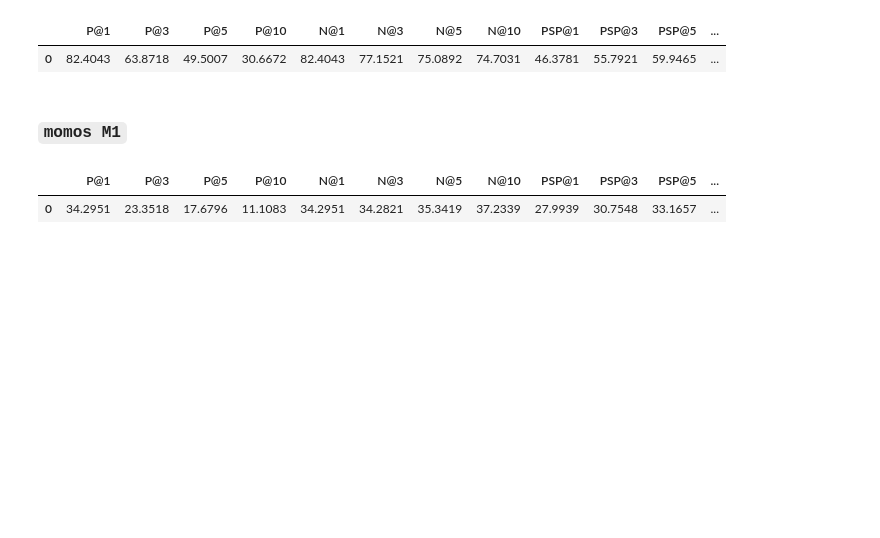
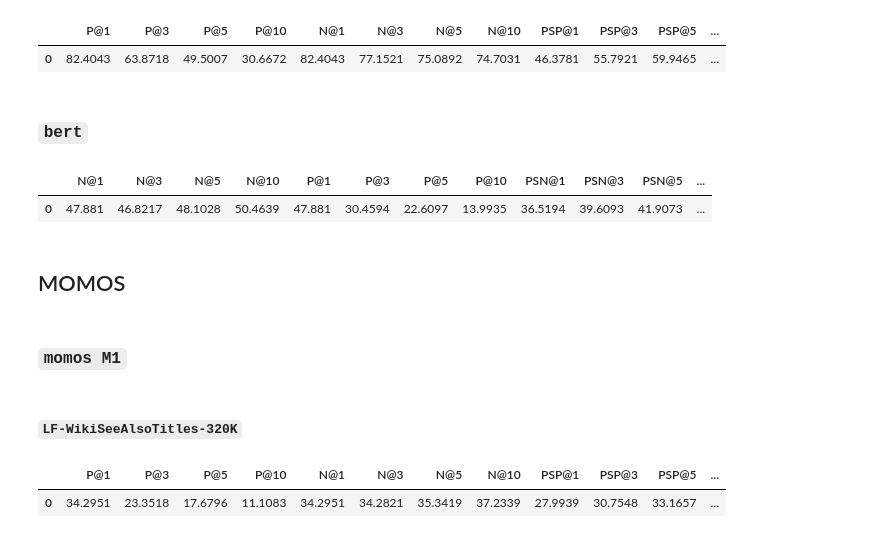
Before and after one commit to suchith720/medic, a Jupyter notebook: nbs/21_experiment-summary.ipynb, the cells around one changed output. Drawn from its saved outputs; the diff is of its cells as text; code cells hidden in the pictures; blank space fills up the shorter version.

```diff
--- a/nbs/21_experiment-summary.ipynb
+++ b/nbs/21_experiment-summary.ipynb
@@ -59,8 +61,21 @@ display_metric(m)
 # %% [output]
 |  | P@1 | P@3 | P@5 | P@10 | N@1 | N@3 | N@5 | N@10 | PSP@1 | PSP@3 | PSP@5 | ... |
 | 0 | 82.4043 | 63.8718 | 49.5007 | 30.6672 | 82.4043 | 77.1521 | 75.0892 | 74.7031 | 46.3781 | 55.7921 | 59.9465 | ... |
+# %% [markdown]
+### `bert`
+# %%
+# wikiseealso
+m = {'eval_N@1': 0.47881025075912476, 'eval_N@10': 0.5046393275260925, 'eval_N@3': 0.4682168960571289, 'eval_N@5': 0.48102834820747375, 'eval_P@1': 0.4788102413880517, 'eval_P@10': 0.13993521674217932, 'eval_P@3': 0.3045939779738538, 'eval_P@5': 0.22609694955360402, 'eval_PSN@1': 0.365193635225296, 'eval_PSN@10': 0.44792622327804565, 'eval_PSN@3': 0.3960934579372406, 'eval_PSN@5': 0.41907328367233276, 'eval_PSP@1': 0.3651936226228474, 'eval_PSP@10': 0.463348045942446, 'eval_PSP@3': 0.38443473488549684, 'eval_PSP@5': 0.41032350970995535, 'eval_R@10': 0.5628561278034139, 'eval_R@100': 0.7139177890599123, 'eval_R@200': 0.7422211677478875, 'eval_loss': 0.017483308911323547, 'eval_runtime': 318.2532, 'eval_samples_per_second': 557.779, 'eval_steps_per_second': 0.349}
+display_metric(m)
+# %% [output]
+|  | N@1 | N@3 | N@5 | N@10 | P@1 | P@3 | P@5 | P@10 | PSN@1 | PSN@3 | PSN@5 | ... |
+| 0 | 47.881 | 46.8217 | 48.1028 | 50.4639 | 47.881 | 30.4594 | 22.6097 | 13.9935 | 36.5194 | 39.6093 | 41.9073 | ... |
+# %% [markdown]
+## MOMOS
 # %% [markdown]
 ### `momos M1`
+# %% [markdown]
+#### `LF-WikiSeeAlsoTitles-320K`
 # %%
 # wikiseealsotitles
 m = {'test_loss': 0.20433445274829865, 'test_P@1': 0.3429512998901501, 'test_P@10': 0.11108300706984563, 'test_P@3': 0.23351829422867218, 'test_P@5': 0.17679632707113338, 'test_N@1': 0.34295129776000977, 'test_N@10': 0.37233859300613403, 'test_N@3': 0.3428209722042084, 'test_N@5': 0.35341933369636536, 'test_PSP@1': 0.27993850226241385, 'test_PSP@10': 0.376466313139454, 'test_PSP@3': 0.30754761672224956, 'test_PSP@5': 0.3316568403739362, 'test_PSN@1': 0.2799384891986847, 'test_PSN@10': 0.34672781825065613, 'test_PSN@3': 0.30699291825294495, 'test_PSN@5': 0.3245813846588135, 'test_R@200': 0.5835736040171667, 'test_R@10': 0.4208163969078128, 'test_R@100': 0.5554816765045649, 'test_runtime': 280.87, 'test_samples_per_second': 632.018, 'test_steps_per_second': 0.395}
```
Also changed, not shown: parts of 17 cells of this notebook, 2 other files.
